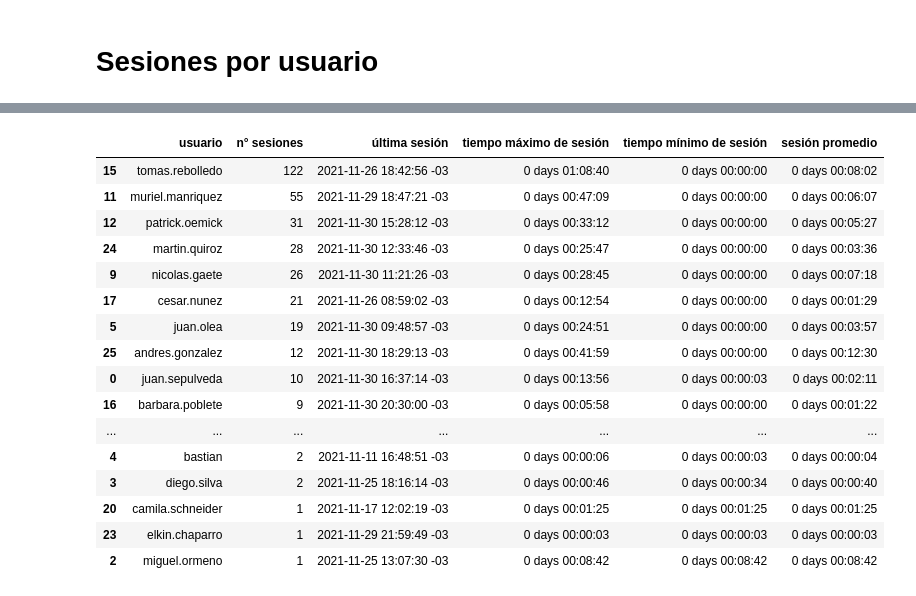
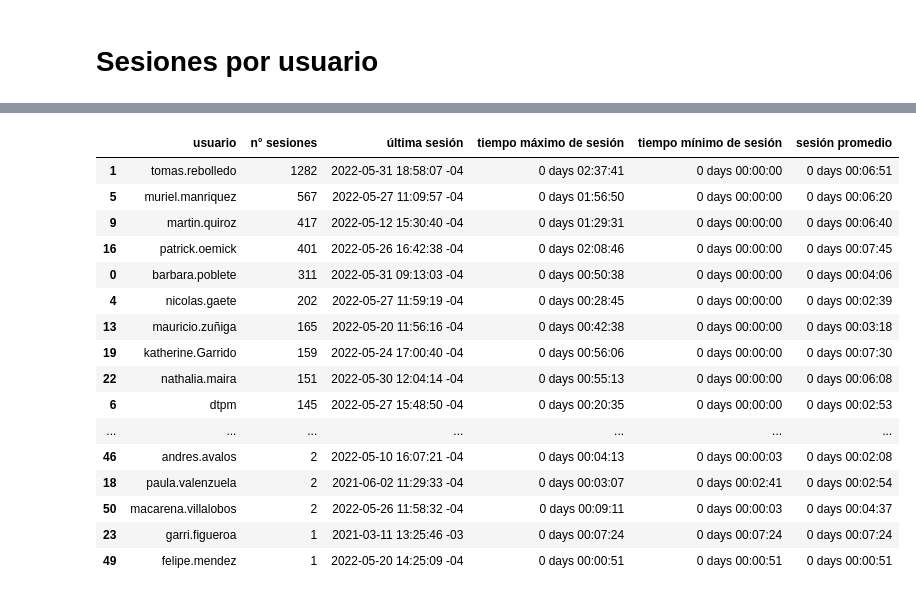
Before and after one commit to felipinbombin/varios, a Jupyter notebook: notebooks/Actividad de usuarios en adatrap.cl.ipynb, the cells around one changed output, grey strips where cells are left out. Cells and saved outputs as stored; diff of their text form; code cells hidden in the pictures.

```diff
--- a/notebooks/Actividad de usuarios en adatrap.cl.ipynb
+++ b/notebooks/Actividad de usuarios en adatrap.cl.ipynb
@@ -1,16 +1,15 @@
 # %% [markdown]
 # Estadísticas de uso ADATRAP
 # %%
+import csv
+import datetime
 # dependencias
 import os
-import csv
-import datetime
+
 import pandas as pd
-
-from collections import defaultdict
 from pytz import timezone as pytz_timezone
 
-project_path = '/mnt/c/Users/cephei/Desktop/notebooks/fondef'
+project_path = 'C:\\Users\\cephe\\PycharmProjects\\varios\\data'
 # %%
 # sacar un dump de las estadísticas que se han capturado
 # PASOS A SEGUIR
@@ -79,11 +78,12 @@ diccionario_acciones = {
 # %%
 # Período a evaluar
 location = pytz_timezone('America/Santiago')
-start_time = location.localize(datetime.datetime(2021, 11, 1, 0, 0, 0,))
-end_time = location.localize(datetime.datetime(2021, 12, 1, 0, 0, 0,))
+start_time = location.localize(datetime.datetime(2021, 1, 1, 0, 0, 0, ))
+end_time = location.localize(datetime.datetime(2022, 6, 1, 0, 0, 0, ))
 
 # tiempo mínimo entre sesiones
-time_windows_in_sec = 60 * 15 # 15 minutos
+time_windows_in_sec = 60 * 15  # 15 minutos
+
 
 class User():
 
@@ -116,7 +116,8 @@ class User():
             if diff_in_secs > time_windows_in_sec or index == len(self.activities) - 1:
                 duration = previous_timestamp.replace(microsecond=0) - start_session.replace(microsecond=0)
 
-                print(self.username, start_session.replace(microsecond=0).astimezone(location), previous_timestamp.replace(microsecond=0).astimezone(location), duration)
+                print(self.username, start_session.replace(microsecond=0).astimezone(location),
+                      previous_timestamp.replace(microsecond=0).astimezone(location), duration)
                 if duration > self.max_session_duration:
                     self.max_session_duration = duration
                 if duration < self.min_session_duration:
@@ -130,12 +131,15 @@ class User():
 
         self.avg_session_duration = sum(sessions, datetime.timedelta()) / len(sessions)
         # quitar microsegundos
-        self.avg_session_duration = self.avg_session_duration - datetime.timedelta(microseconds=self.avg_session_duration.microseconds)
+        self.avg_session_duration = self.avg_session_duration - datetime.timedelta(
+            microseconds=self.avg_session_duration.microseconds)
 
     def get_results(self):
         fmt = '%Y-%m-%d %H:%M:%S %Z'
         last_session = self.last_session.astimezone(location).strftime(fmt)
-        return [self.username, self.session_number, last_session, self.max_session_duration, self.min_session_duration, self.avg_session_duration]
+        return [self.username, self.session_number, last_session, self.max_session_duration, self.min_session_duration,
+                self.avg_session_duration]
+
 
 users = dict()
 # %% [markdown]
@@ -173,13 +177,14 @@ for username in users:
 # %% [markdown]
 # Sesiones por usuario
 # %%
-labels = ('usuario', 'n° sesiones', 'última sesión', 'tiempo máximo de sesión', 'tiempo mínimo de sesión', 'sesión promedio')
+labels = (
+'usuario', 'n° sesiones', 'última sesión', 'tiempo máximo de sesión', 'tiempo mínimo de sesión', 'sesión promedio')
 data = []
 for username in users:
     user = users[username]
     user.calculate_metrics()
     data.append(user.get_results())
 
-a = pd.DataFrame(data, columns=labels).sort_values(by=['n° sesiones'], ascending=False)
-a = a[a['usuario'] != 'transantiago']
+df = pd.DataFrame(data, columns=labels).sort_values(by=['n° sesiones'], ascending=False)
+df = df[df['usuario'] != 'transantiago']
 # %% [output]
@@ -203,20 +208,20 @@ andres.gonzalez 2021-11-30 18:29:13-03:00 2021-11-30 18:29:13-03:00 0:00:00
 # %%
-a.style
+df.style
 # %% [output]
 |  | usuario | n° sesiones | última sesión | tiempo máximo de sesión | tiempo mínimo de sesión | sesión promedio |
-| 15 | tomas.rebolledo | 122 | 2021-11-26 18:42:56 -03 | 0 days 01:08:40 | 0 days 00:00:00 | 0 days 00:08:02 |
-| 11 | muriel.manriquez | 55 | 2021-11-29 18:47:21 -03 | 0 days 00:47:09 | 0 days 00:00:00 | 0 days 00:06:07 |
-| 12 | patrick.oemick | 31 | 2021-11-30 15:28:12 -03 | 0 days 00:33:12 | 0 days 00:00:00 | 0 days 00:05:27 |
-| 24 | martin.quiroz | 28 | 2021-11-30 12:33:46 -03 | 0 days 00:25:47 | 0 days 00:00:00 | 0 days 00:03:36 |
-| 9 | nicolas.gaete | 26 | 2021-11-30 11:21:26 -03 | 0 days 00:28:45 | 0 days 00:00:00 | 0 days 00:07:18 |
-| 17 | cesar.nunez | 21 | 2021-11-26 08:59:02 -03 | 0 days 00:12:54 | 0 days 00:00:00 | 0 days 00:01:29 |
-| 5 | juan.olea | 19 | 2021-11-30 09:48:57 -03 | 0 days 00:24:51 | 0 days 00:00:00 | 0 days 00:03:57 |
-| 25 | andres.gonzalez | 12 | 2021-11-30 18:29:13 -03 | 0 days 00:41:59 | 0 days 00:00:00 | 0 days 00:12:30 |
-| 0 | juan.sepulveda | 10 | 2021-11-30 16:37:14 -03 | 0 days 00:13:56 | 0 days 00:00:03 | 0 days 00:02:11 |
-| 16 | barbara.poblete | 9 | 2021-11-30 20:30:00 -03 | 0 days 00:05:58 | 0 days 00:00:00 | 0 days 00:01:22 |
+| 1 | tomas.rebolledo | 1282 | 2022-05-31 18:58:07 -04 | 0 days 02:37:41 | 0 days 00:00:00 | 0 days 00:06:51 |
+| 5 | muriel.manriquez | 567 | 2022-05-27 11:09:57 -04 | 0 days 01:56:50 | 0 days 00:00:00 | 0 days 00:06:20 |
+| 9 | martin.quiroz | 417 | 2022-05-12 15:30:40 -04 | 0 days 01:29:31 | 0 days 00:00:00 | 0 days 00:06:40 |
+| 16 | patrick.oemick | 401 | 2022-05-26 16:42:38 -04 | 0 days 02:08:46 | 0 days 00:00:00 | 0 days 00:07:45 |
+| 0 | barbara.poblete | 311 | 2022-05-31 09:13:03 -04 | 0 days 00:50:38 | 0 days 00:00:00 | 0 days 00:04:06 |
+| 4 | nicolas.gaete | 202 | 2022-05-27 11:59:19 -04 | 0 days 00:28:45 | 0 days 00:00:00 | 0 days 00:02:39 |
+| 13 | mauricio.zuñiga | 165 | 2022-05-20 11:56:16 -04 | 0 days 00:42:38 | 0 days 00:00:00 | 0 days 00:03:18 |
+| 19 | katherine.Garrido | 159 | 2022-05-24 17:00:40 -04 | 0 days 00:56:06 | 0 days 00:00:00 | 0 days 00:07:30 |
+| 22 | nathalia.maira | 151 | 2022-05-30 12:04:14 -04 | 0 days 00:55:13 | 0 days 00:00:00 | 0 days 00:06:08 |
+| 6 | dtpm | 145 | 2022-05-27 15:48:50 -04 | 0 days 00:20:35 | 0 days 00:00:00 | 0 days 00:02:53 |
 | ... | ... | ... | ... | ... | ... | ... |
-| 4 | bastian | 2 | 2021-11-11 16:48:51 -03 | 0 days 00:00:06 | 0 days 00:00:03 | 0 days 00:00:04 |
-| 3 | diego.silva | 2 | 2021-11-25 18:16:14 -03 | 0 days 00:00:46 | 0 days 00:00:34 | 0 days 00:00:40 |
-| 20 | camila.schneider | 1 | 2021-11-17 12:02:19 -03 | 0 days 00:01:25 | 0 days 00:01:25 | 0 days 00:01:25 |
-| 23 | elkin.chaparro | 1 | 2021-11-29 21:59:49 -03 | 0 days 00:00:03 | 0 days 00:00:03 | 0 days 00:00:03 |
-| 2 | miguel.ormeno | 1 | 2021-11-25 13:07:30 -03 | 0 days 00:08:42 | 0 days 00:08:42 | 0 days 00:08:42 |
+| 46 | andres.avalos | 2 | 2022-05-10 16:07:21 -04 | 0 days 00:04:13 | 0 days 00:00:03 | 0 days 00:02:08 |
+| 18 | paula.valenzuela | 2 | 2021-06-02 11:29:33 -04 | 0 days 00:03:07 | 0 days 00:02:41 | 0 days 00:02:54 |
+| 50 | macarena.villalobos | 2 | 2022-05-26 11:58:32 -04 | 0 days 00:09:11 | 0 days 00:00:03 | 0 days 00:04:37 |
+| 23 | garri.figueroa | 1 | 2021-03-11 13:25:46 -03 | 0 days 00:07:24 | 0 days 00:07:24 | 0 days 00:07:24 |
+| 49 | felipe.mendez | 1 | 2022-05-20 14:25:09 -04 | 0 days 00:00:51 | 0 days 00:00:51 | 0 days 00:00:51 |
```
Also changed, not shown: parts of 2 cells of this notebook.
